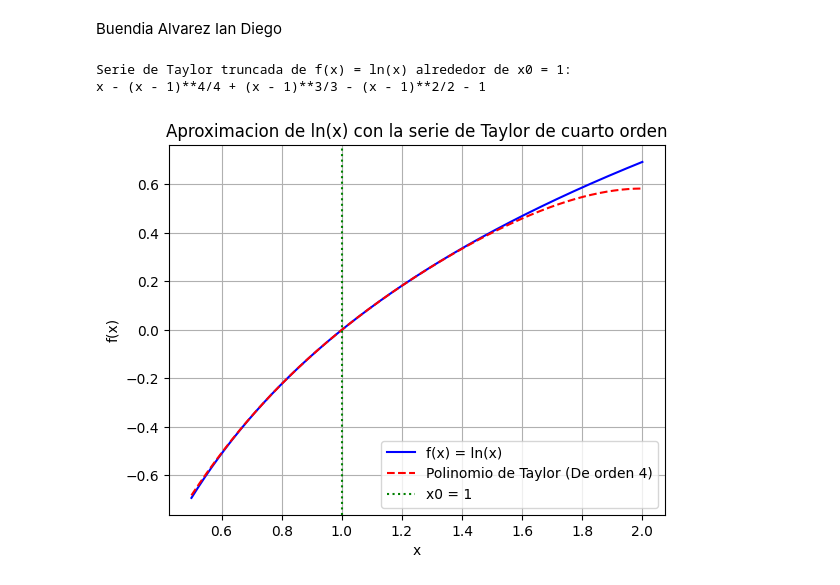
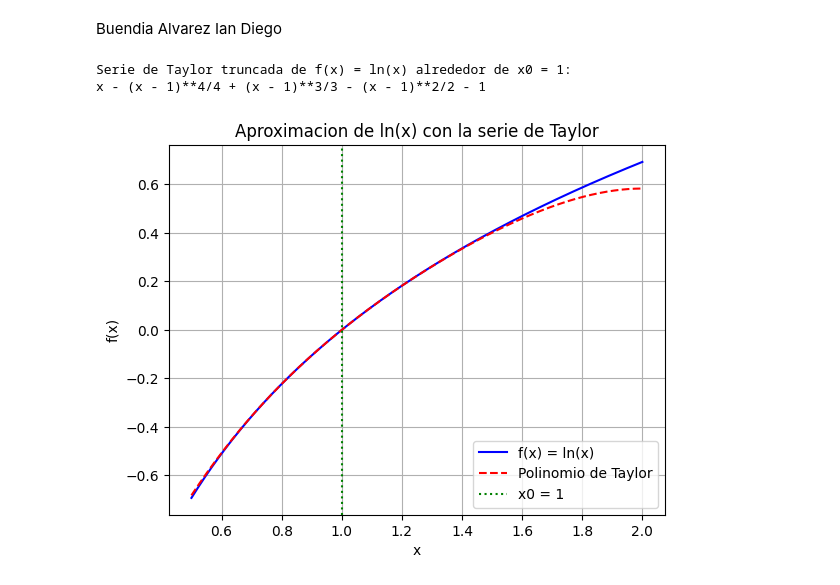
Before and after one commit to Ian-G27/Clase_MetodosNumericos, a Jupyter notebook: Tarea2MetodosNumericos.ipynb, the cells around one changed output. Cells and saved outputs as stored; diff of their text form; code cells hidden in the pictures.

```diff
--- a/Tarea2MetodosNumericos.ipynb
+++ b/Tarea2MetodosNumericos.ipynb
@@ -5,28 +5,28 @@ Buendia Alvarez Ian Diego
 # %%
 import sympy as sp
 import numpy as np
 import matplotlib.pyplot as plt
 
 taylor_serie = sp.series(f_x, x, 1, 5)  #Esta linea nos ayuda a calcular la serie de taylor de la funcion f(x)=ln(x)
 taylor_serie = taylor_serie.removeO()  #Esto es para que la serie de Taylor generada por sympy incluya un termino de orden para que indique hasta donde se va a truncar la serie auqnue este termino es mas informativo que funcional, asi que se elimina con removeO() para obtener solo el polinomio de la serie
 print("Serie de Taylor truncada de f(x) = ln(x) alrededor de x0 = 1:")
 print(taylor_serie)
 taylor_funcion = sp.lambdify(x, taylor_serie, "numpy") #Aqui nos va a ayudar a convertir expresiones simbólicas en funciones numericas para que puedan ser evaluadas para distintos valores de x
 f_x_func = sp.lambdify(x, f_x, "numpy")
 x_vals = np.linspace(0.5, 2, 400)     #Aqui solo voy a definir el rango de valores para graficar
 f_vals = f_x_func(x_vals)             #aqui evalua la función f(x)= ln(x) asi obteniendo todos los resultados
 taylor_vals = taylor_funcion(x_vals)   #Evalua el polinomio de Taylor en los mismos valores de x y almacena los resultados
 plt.plot(x_vals, f_vals, label='f(x) = ln(x)', color='blue')   #Aqui los valores calculados de la funcion f(x)=ln(x) esta representados por una linea de color azul
-plt.plot(x_vals, taylor_vals, label='Polinomio de Taylor (De orden 4)', linestyle='--', color='red')  #y aqui los valores del polinomio de taylor esta representada por una linea roja discontinua
+plt.plot(x_vals, taylor_vals, label='Polinomio de Taylor', linestyle='--', color='red')  #y aqui los valores del polinomio de taylor esta representada por una linea roja discontinua
 #Etiquetas y titulo de la grafica que sera imprimida
 plt.xlabel('x')
 plt.ylabel('f(x)')
-plt.title('Aproximacion de ln(x) con la serie de Taylor de cuarto orden')
+plt.title('Aproximacion de ln(x) con la serie de Taylor')
 plt.axvline(x=1, color='green', linestyle=':', label='x0 = 1')
 plt.legend()
 plt.grid(True)
 plt.show()
 # %% [output]
 Serie de Taylor truncada de f(x) = ln(x) alrededor de x0 = 1:
 x - (x - 1)**4/4 + (x - 1)**3/3 - (x - 1)**2/2 - 1
-[figure, old version]
+[figure, new version]
```
